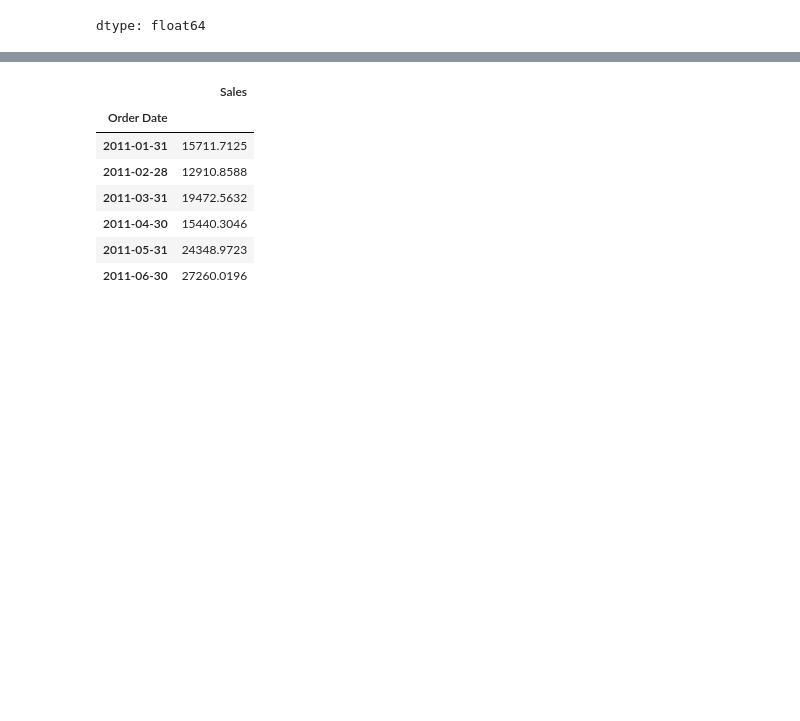
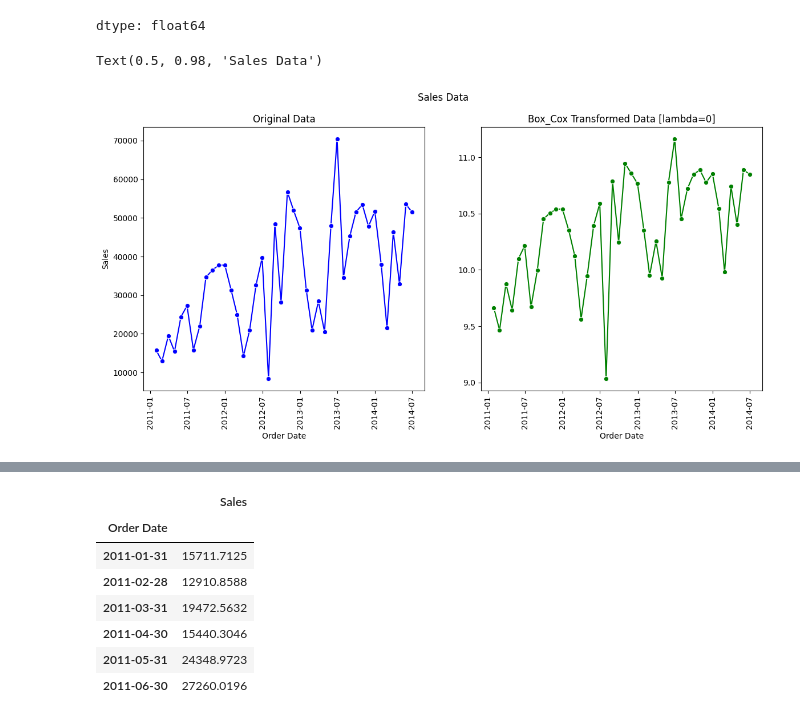
Before and after one commit to sk-shahsi/ML_Model, a Jupyter notebook: Time_series.ipynb, the cells around one changed output, grey strips where cells are left out. Saved outputs shown, nothing was run; the diff lists cells and outputs as text; code cells hidden in the pictures; blank space fills up the shorter version.

```diff
--- a/Time_series.ipynb
+++ b/Time_series.ipynb
@@ -313,3 +314,24 @@ df_boxcox.head()
 | 2011-04-30 | 9.644737 |
 | 2011-05-31 | 10.100245 |
 dtype: float64
+# %%
+# Plot the original time series and its Box-cox transfer version.
+
+plt.figure(figsize=(14,6))
+
+plt.subplot(1,2,1)
+
+sns.lineplot(data=df_train,x='Order Date',y='Sales',marker = 'o',color = 'blue')
+plt.xticks(rotation=90)
+plt.title("Original Data")
+
+plt.subplot(1,2,2)
+
+sns.lineplot(x=df_boxcox.index,y=df_boxcox.values,marker = 'o',color = 'green')
+plt.xticks(rotation=90)
+plt.title("Box_Cox Transformed Data [lambda=0]")
+
+plt.suptitle('Sales Data')
+# %% [output]
+Text(0.5, 0.98, 'Sales Data')
+[figure, added]
```
Also changed, not shown: parts of 6 cells of this notebook.
